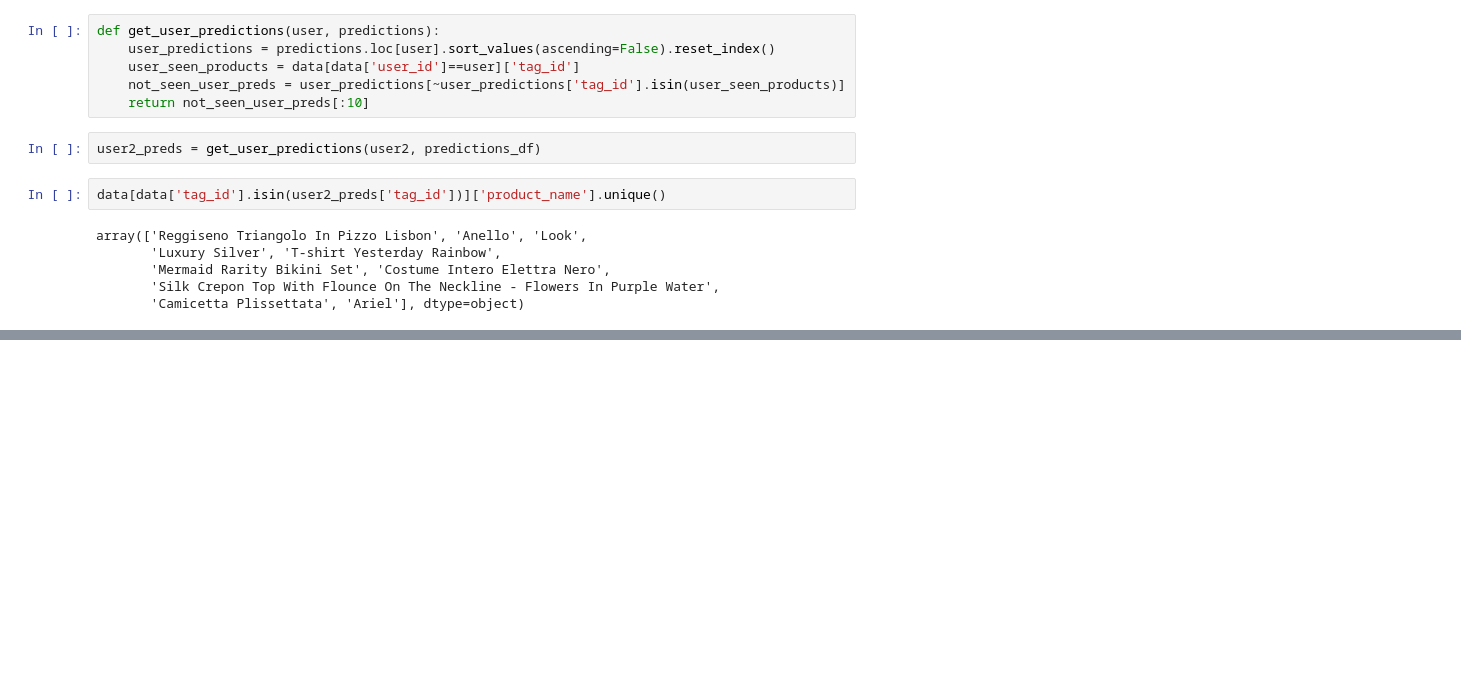
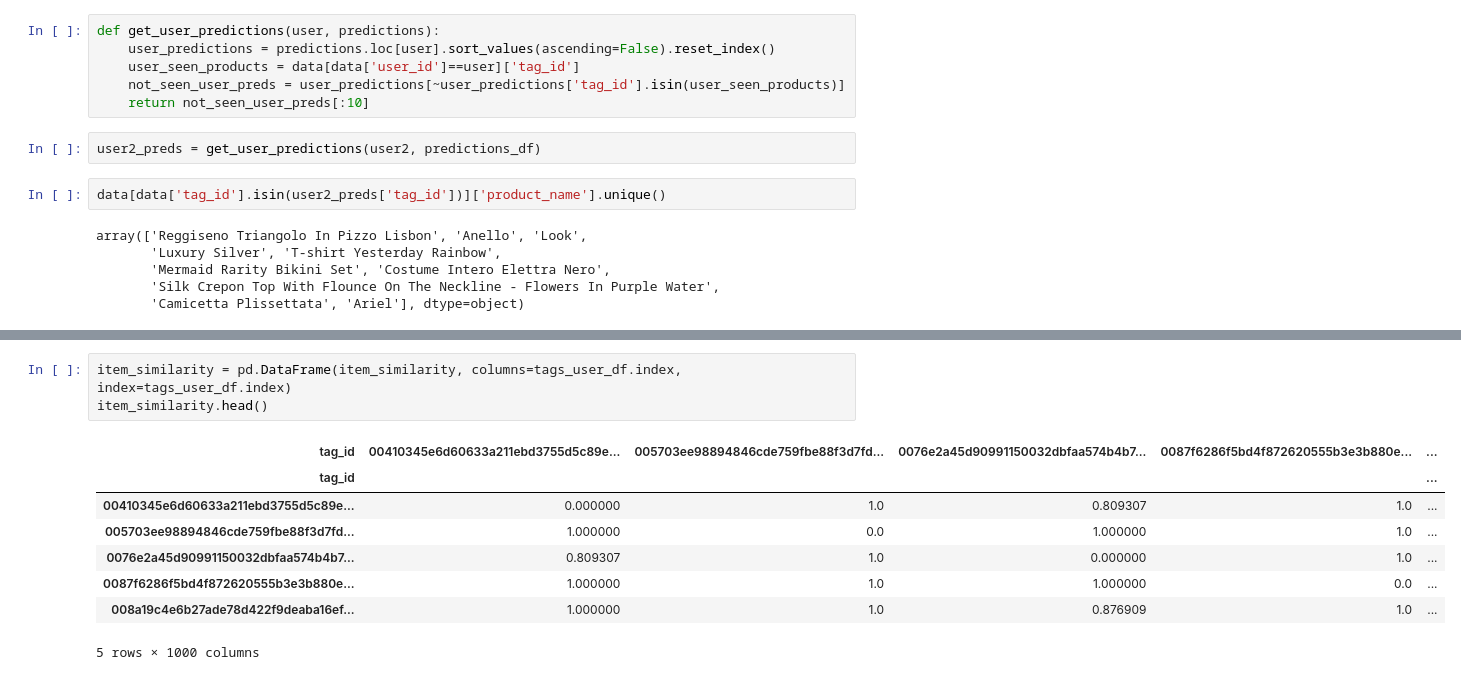
Before and after one commit to hjlopes/collaborative-filtering, a Jupyter notebook: notebooks/EDA and Base Collaborative Engine.ipynb, the cells around one changed output, grey strips where cells are left out. Cells and saved outputs as stored; diff of their text form; blank space fills up the shorter version.

```diff
--- a/notebooks/EDA and Base Collaborative Engine.ipynb
+++ b/notebooks/EDA and Base Collaborative Engine.ipynb
@@ -363,0 +361,12 @@ Name: tag_id, dtype: object
+# %%
+item_similarity = pd.DataFrame(item_similarity, columns=tags_user_df.index, index=tags_user_df.index)
+item_similarity.head()
+# %% [output]
+| tag_id | 00410345e6d60633a211ebd3755d5c89e... | 005703ee98894846cde759fbe88f3d7fd... | 0076e2a45d90991150032dbfaa574b4b7... | 0087f6286f5bd4f872620555b3e3b880e... | ... |
+| tag_id |  |  |  |  | ... |
+| 00410345e6d60633a211ebd3755d5c89e... | 0.000000 | 1.0 | 0.809307 | 1.0 | ... |
+| 005703ee98894846cde759fbe88f3d7fd... | 1.000000 | 0.0 | 1.000000 | 1.0 | ... |
+| 0076e2a45d90991150032dbfaa574b4b7... | 0.809307 | 1.0 | 0.000000 | 1.0 | ... |
+| 0087f6286f5bd4f872620555b3e3b880e... | 1.000000 | 1.0 | 1.000000 | 0.0 | ... |
+| 008a19c4e6b27ade78d422f9deaba16ef... | 1.000000 | 1.0 | 0.876909 | 1.0 | ... |
+5 rows × 1000 columns
```
Also changed, not shown: parts of 9 cells of this notebook.
